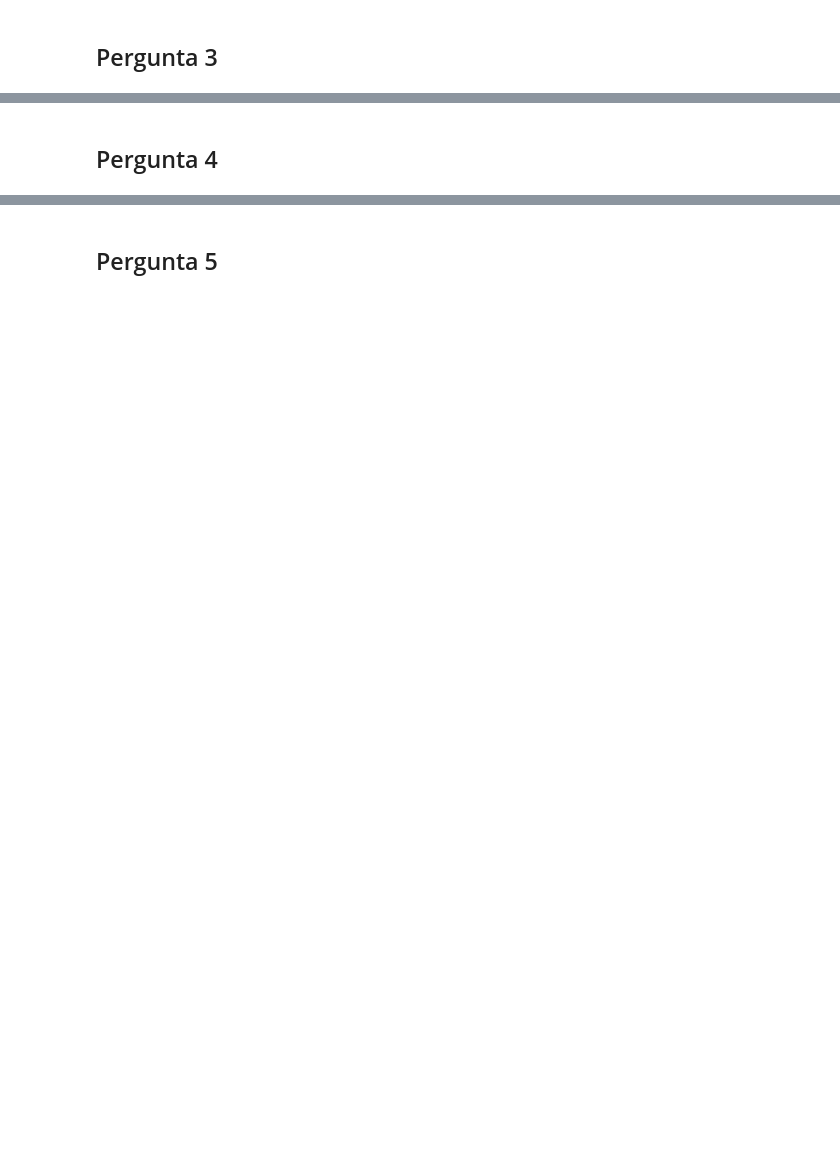
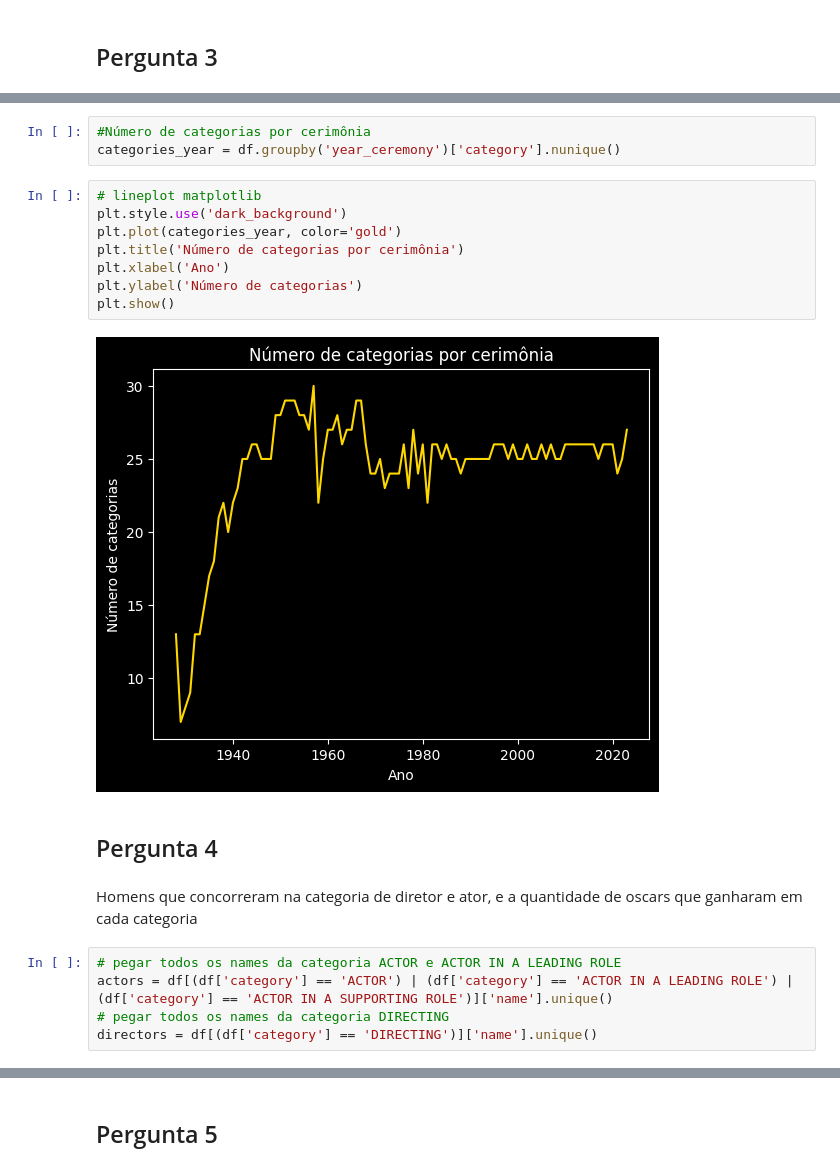
Before and after one commit to marleyabe/analise_oscar_awards, a Jupyter notebook: prova.ipynb, the cells around one changed output, grey strips where cells are left out. Saved outputs shown, nothing was run; the diff lists cells and outputs as text; blank space fills up the shorter version.

```diff
--- a/prova.ipynb
+++ b/prova.ipynb
@@ -140,2 +115,22 @@ plt.show()
+# %%
+#Número de categorias por cerimônia
+categories_year = df.groupby('year_ceremony')['category'].nunique()
+# %%
+# lineplot matplotlib
+plt.style.use('dark_background')
+plt.plot(categories_year, color='gold')
+plt.title('Número de categorias por cerimônia')
+plt.xlabel('Ano')
+plt.ylabel('Número de categorias')
+plt.show()
+# %% [output]
+[figure, added]
 # %% [markdown]
 ## Pergunta 4
+# %% [markdown]
+Homens que concorreram na categoria de diretor e ator, e a quantidade de oscars que ganharam em cada categoria
+# %%
+# pegar todos os names da categoria ACTOR e ACTOR IN A LEADING ROLE
+actors = df[(df['category'] == 'ACTOR') | (df['category'] == 'ACTOR IN A LEADING ROLE') | (df['category'] == 'ACTOR IN A SUPPORTING ROLE')]['name'].unique()
+# pegar todos os names da categoria DIRECTING
+directors = df[(df['category'] == 'DIRECTING')]['name'].unique()
```
Also changed, not shown: parts of 13 cells of this notebook.
